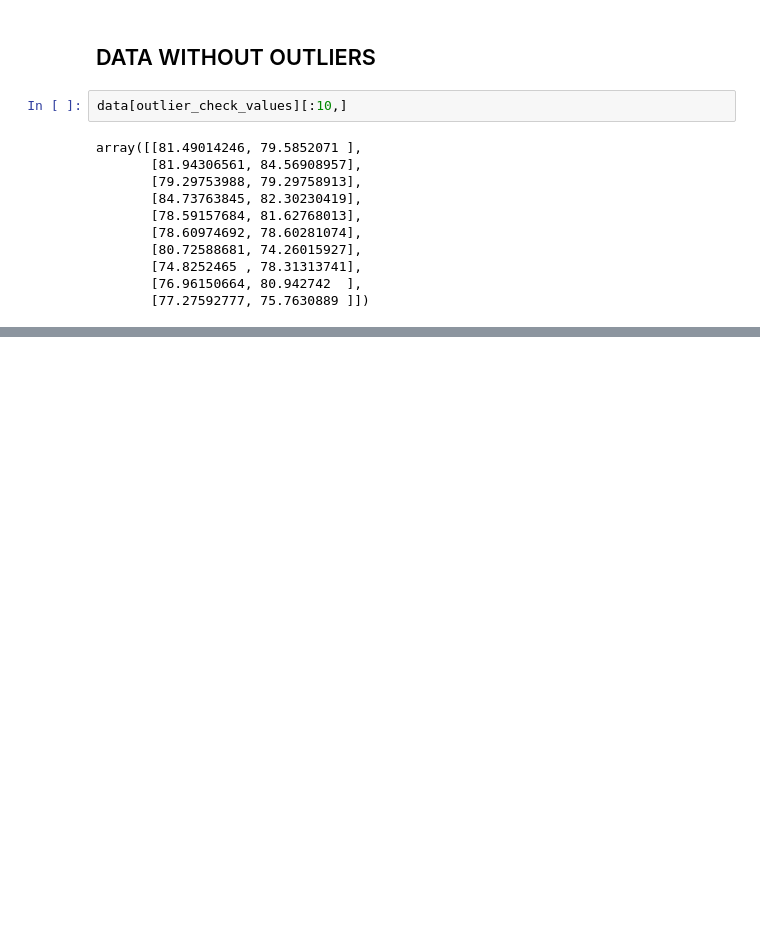
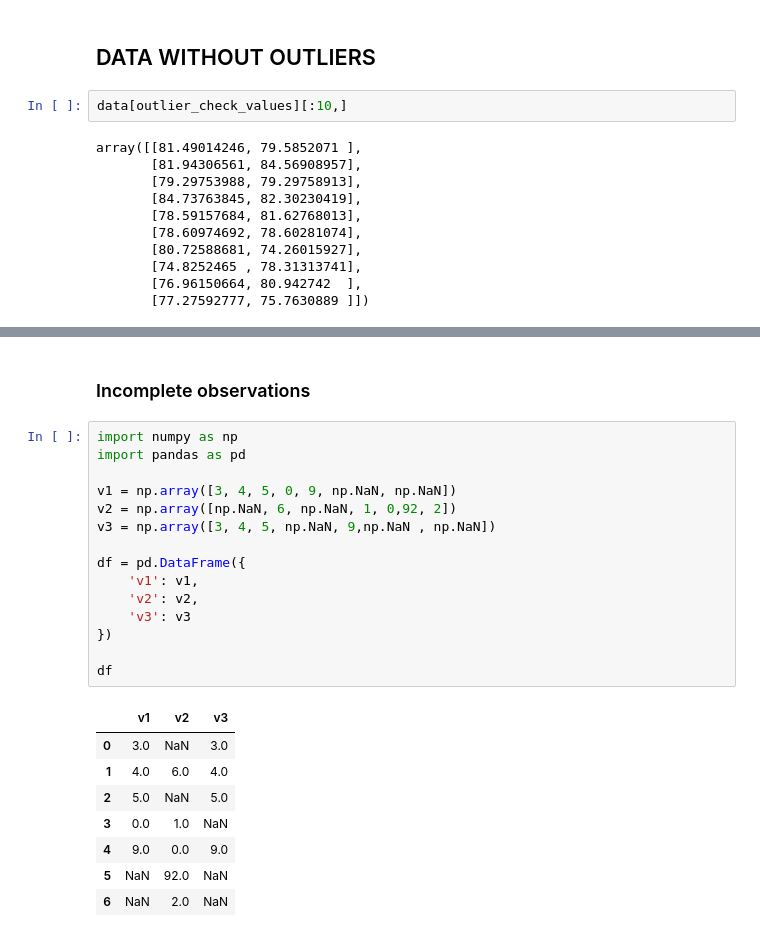
Before and after one commit to tsdmrfth/python-data-processing-pr, a Jupyter notebook: data_processing.ipynb, the cells around one changed output, grey strips where cells are left out. Drawn from its saved outputs; the diff is of its cells as text; blank space fills up the shorter version.

```diff
--- a/data_processing.ipynb
+++ b/data_processing.ipynb
@@ -336,0 +430,26 @@ array([[81.49014246, 79.5852071 ],
+# %% [markdown]
+### Incomplete observations
+# %%
+import numpy as np
+import pandas as pd
+
+v1 = np.array([3, 4, 5, 0, 9, np.NaN, np.NaN])
+v2 = np.array([np.NaN, 6, np.NaN, 1, 0,92, 2])
+v3 = np.array([3, 4, 5, np.NaN, 9,np.NaN , np.NaN])
+
+df = pd.DataFrame({
+    'v1': v1,
+    'v2': v2,
+    'v3': v3
+})
+
+df
+# %% [output]
+|  | v1 | v2 | v3 |
+| 0 | 3.0 | NaN | 3.0 |
+| 1 | 4.0 | 6.0 | 4.0 |
+| 2 | 5.0 | NaN | 5.0 |
+| 3 | 0.0 | 1.0 | NaN |
+| 4 | 9.0 | 0.0 | 9.0 |
+| 5 | NaN | 92.0 | NaN |
+| 6 | NaN | 2.0 | NaN |
```
Also changed, not shown: parts of 26 cells of this notebook.
